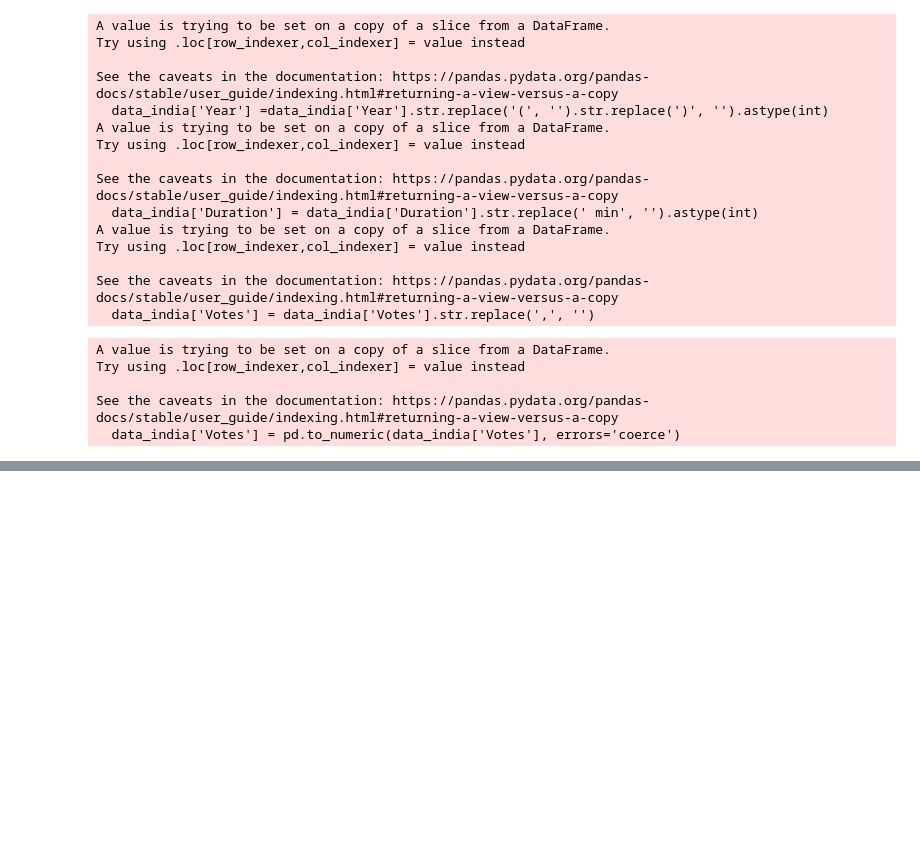
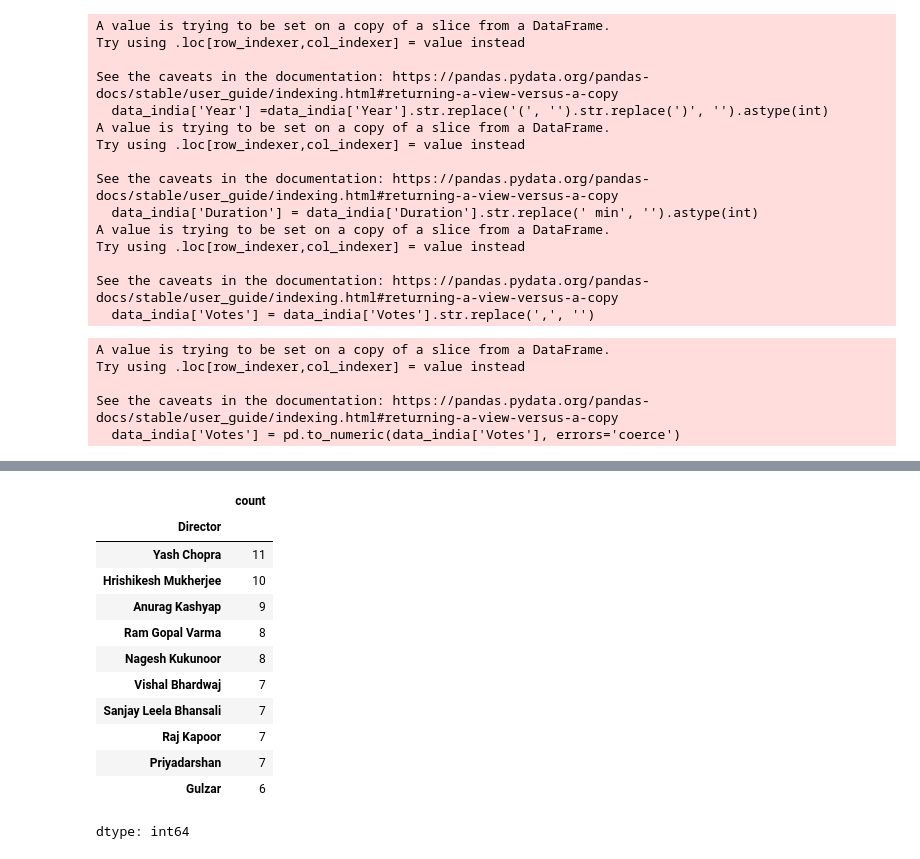
Before and after one commit to RatchanonPa/python_dataviz2024, a Jupyter notebook: HW9.ipynb, the cells around one changed output, grey strips where cells are left out. Cells and saved outputs as stored; diff of their text form; code cells hidden in the pictures; blank space fills up the shorter version.

```diff
--- a/HW9.ipynb
+++ b/HW9.ipynb
@@ -185,2 +185,18 @@ top_directors
 dtype: int64
+# %%
+top_directors.head(10)
+# %% [output]
+|  | count |
+| Director |  |
+| Yash Chopra | 11 |
+| Hrishikesh Mukherjee | 10 |
+| Anurag Kashyap | 9 |
+| Ram Gopal Varma | 8 |
+| Nagesh Kukunoor | 8 |
+| Vishal Bhardwaj | 7 |
+| Sanjay Leela Bhansali | 7 |
+| Raj Kapoor | 7 |
+| Priyadarshan | 7 |
+| Gulzar | 6 |
+dtype: int64
 # %%
```
Also changed, not shown: parts of 40 cells of this notebook.
